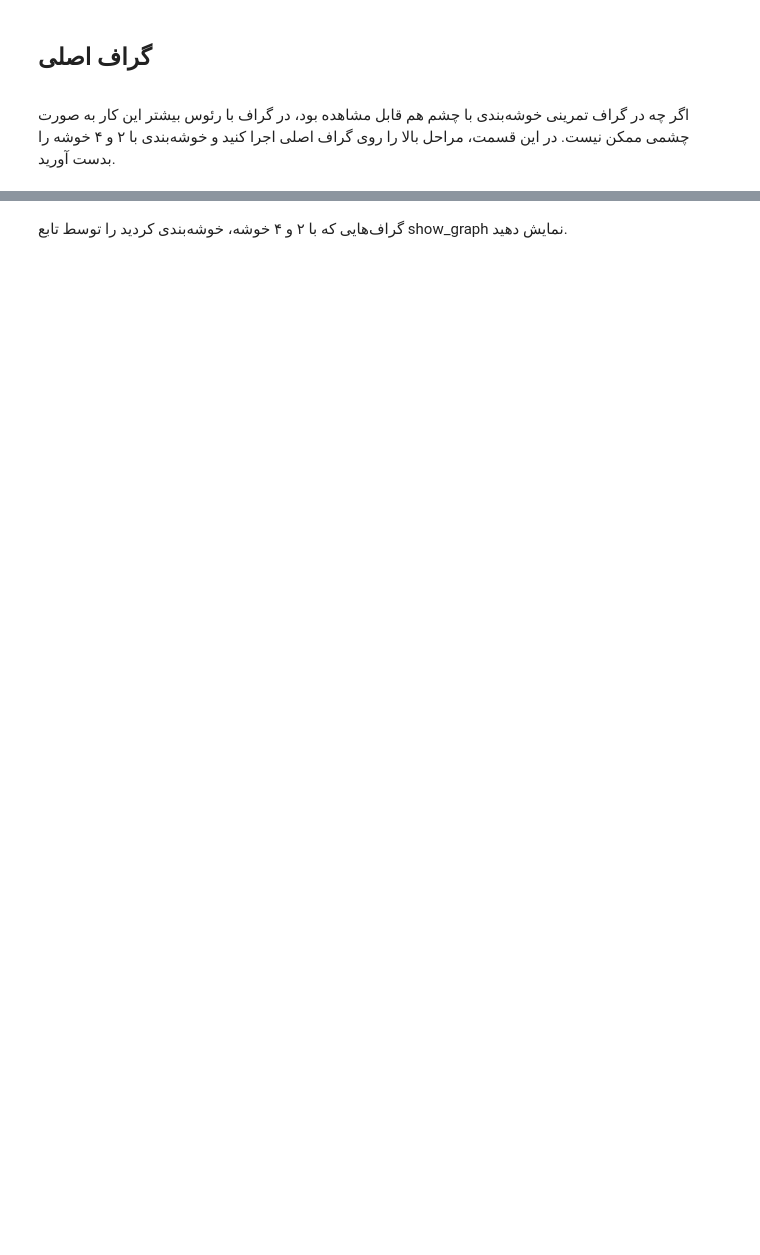
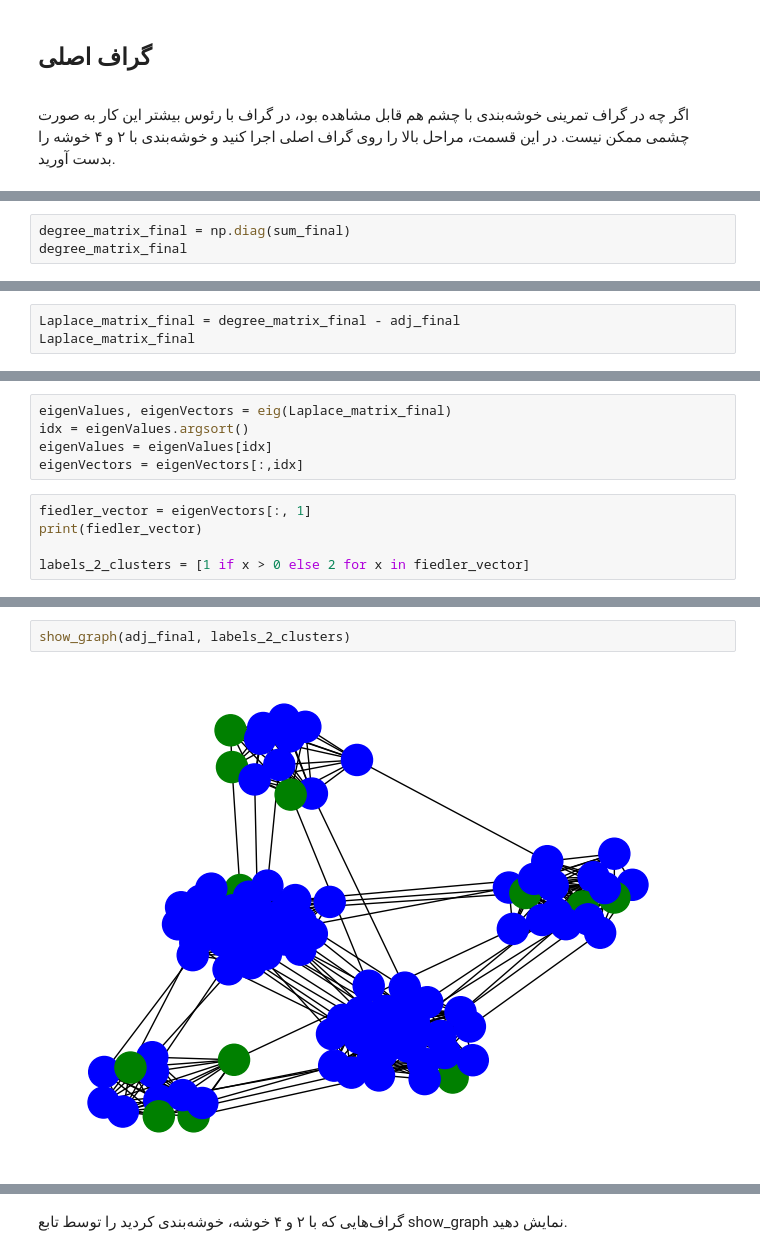
Before and after one commit to ErfanMasoudiBA/GenAI-Vision-Bootcamp, a Jupyter notebook: 03_mathematics_in_data_science_and_ai/ریاضیات در علوم داده و هوش مصنوعی (1)/پروژه/q1-clustering/Clustering.ipynb, the cells around one changed output, grey strips where cells are left out. Drawn from its saved outputs; the diff is of its cells as text; blank space fills up the shorter version.

```diff
--- a/03_mathematics_in_data_science_and_ai/ریاضیات در علوم داده و هوش مصنوعی (1)/پروژه/q1-clustering/Clustering.ipynb
+++ b/03_mathematics_in_data_science_and_ai/ریاضیات در علوم داده و هوش مصنوعی (1)/پروژه/q1-clustering/Clustering.ipynb
@@ -239,0 +283,3 @@ ValueError: invalid literal for int() with base 10: '#'
+# %%
+degree_matrix_final = np.diag(sum_final)
+degree_matrix_final
@@ -239,0 +294,3 @@ ValueError: invalid literal for int() with base 10: '#'
+# %%
+Laplace_matrix_final = degree_matrix_final - adj_final
+Laplace_matrix_final
@@ -239,0 +305,10 @@ ValueError: invalid literal for int() with base 10: '#'
+# %%
+eigenValues, eigenVectors = eig(Laplace_matrix_final)
+idx = eigenValues.argsort()
+eigenValues = eigenValues[idx]
+eigenVectors = eigenVectors[:,idx]
+# %%
+fiedler_vector = eigenVectors[:, 1]
+print(fiedler_vector)
+
+labels_2_clusters = [1 if x > 0 else 2 for x in fiedler_vector]
@@ -239,0 +326,4 @@ ValueError: invalid literal for int() with base 10: '#'
+# %%
+show_graph(adj_final, labels_2_clusters)
+# %% [output]
+[figure, added]
```
Also changed, not shown: parts of 18 cells of this notebook.
